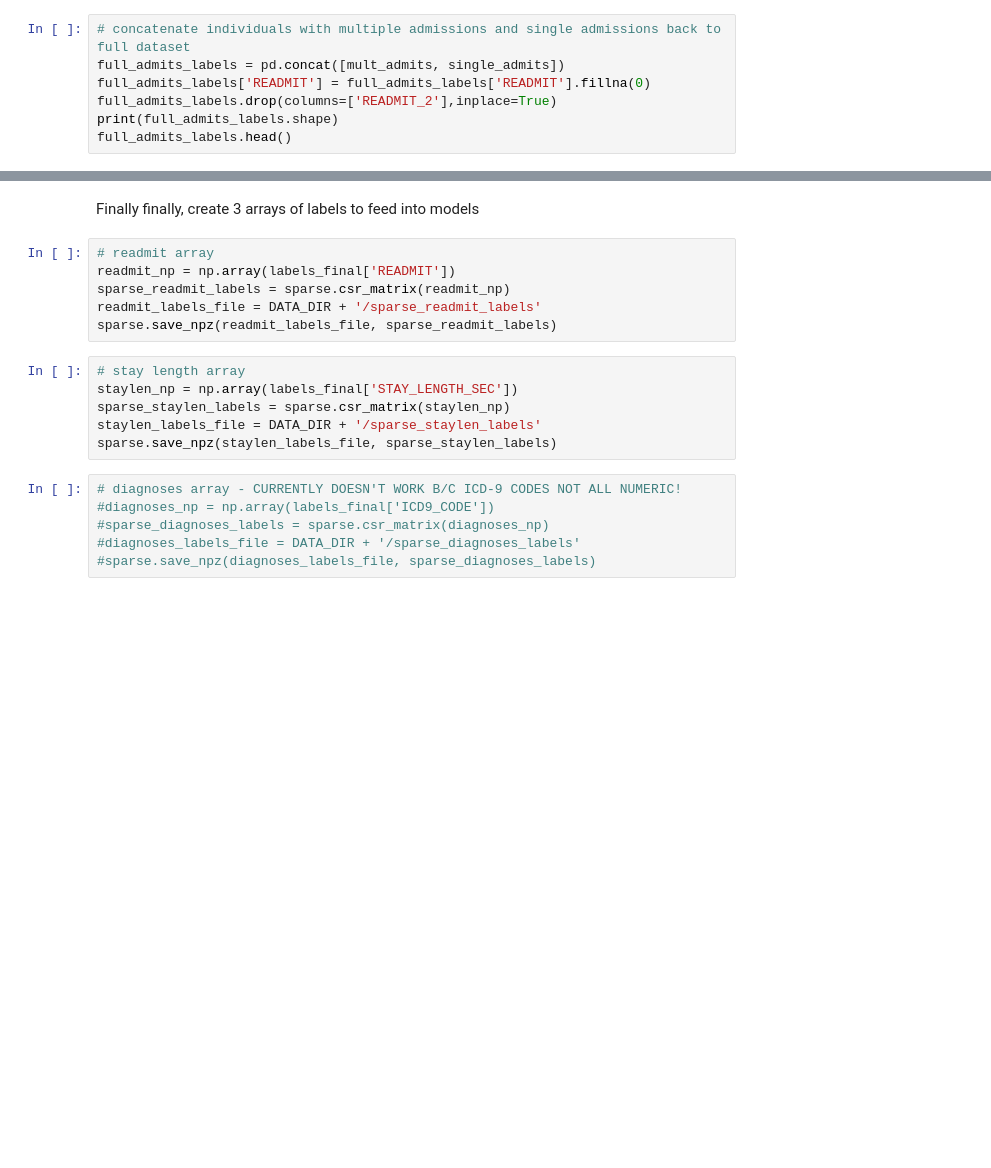
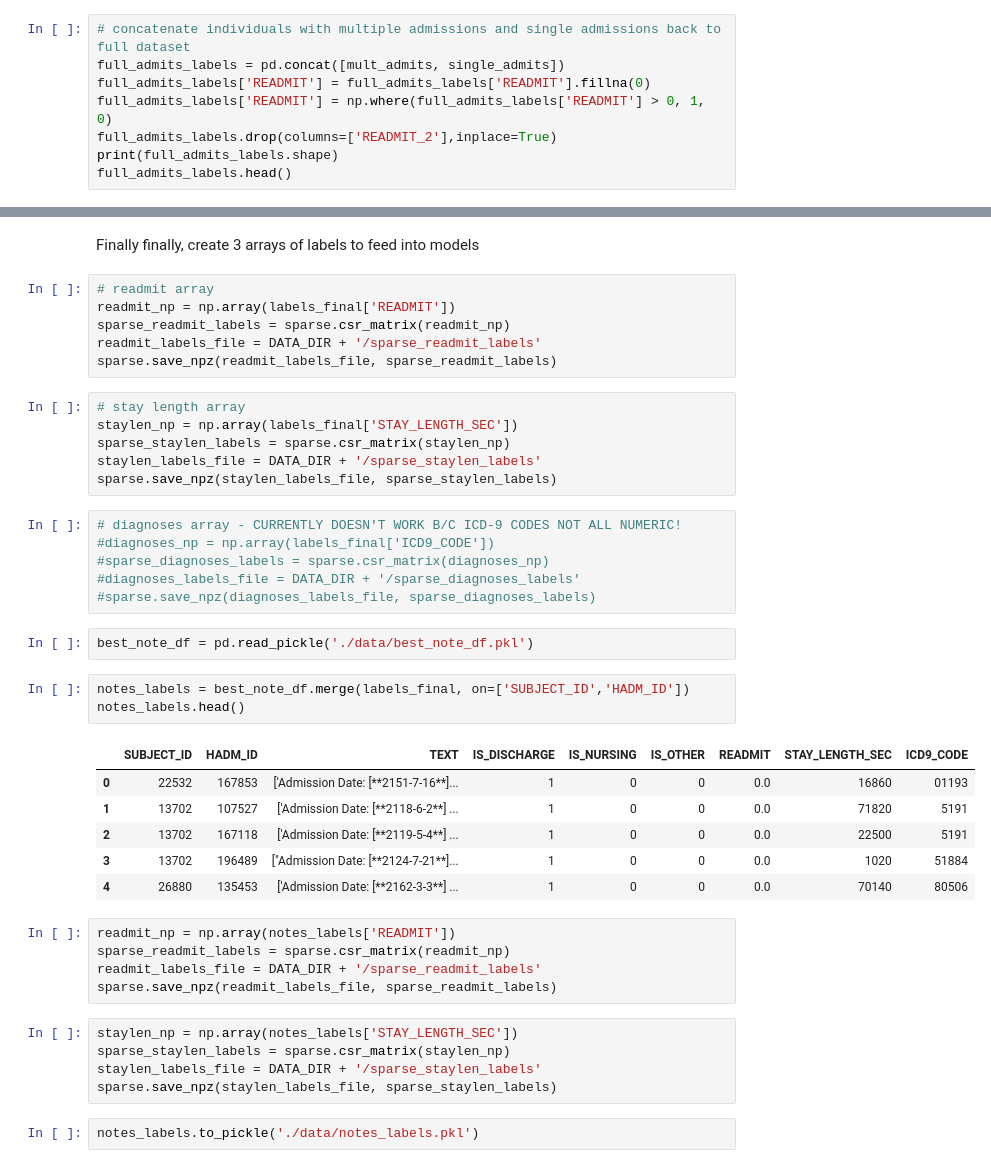
Before and after one commit to natalie-ayers/n2c2-track2-nlp-uchicago, a Jupyter notebook: label_processing.ipynb, the cells around one changed output, grey strips where cells are left out. Drawn from its saved outputs; the diff is of its cells as text; blank space fills up the shorter version.

```diff
--- a/label_processing.ipynb
+++ b/label_processing.ipynb
@@ -134,6 +134,7 @@ total rows in single and mult admits tables: 58976
 # concatenate individuals with multiple admissions and single admissions back to full dataset
 full_admits_labels = pd.concat([mult_admits, single_admits])
 full_admits_labels['READMIT'] = full_admits_labels['READMIT'].fillna(0)
+full_admits_labels['READMIT'] = np.where(full_admits_labels['READMIT'] > 0, 1, 0)
 full_admits_labels.drop(columns=['READMIT_2'],inplace=True)
 print(full_admits_labels.shape)
 full_admits_labels.head()
@@ -238,3 +239,27 @@ sparse.save_npz(staylen_labels_file, sparse_staylen_labels)
 #sparse_diagnoses_labels = sparse.csr_matrix(diagnoses_np)
 #diagnoses_labels_file = DATA_DIR + '/sparse_diagnoses_labels'
 #sparse.save_npz(diagnoses_labels_file, sparse_diagnoses_labels)
+# %%
+best_note_df = pd.read_pickle('./data/best_note_df.pkl')
+# %%
+notes_labels = best_note_df.merge(labels_final, on=['SUBJECT_ID','HADM_ID'])
+notes_labels.head()
+# %% [output]
+|  | SUBJECT_ID | HADM_ID | TEXT | IS_DISCHARGE | IS_NURSING | IS_OTHER | READMIT | STAY_LENGTH_SEC | ICD9_CODE |
+| 0 | 22532 | 167853 | ['Admission Date: [**2151-7-16**]... | 1 | 0 | 0 | 0.0 | 16860 | 01193 |
+| 1 | 13702 | 107527 | ['Admission Date: [**2118-6-2**] ... | 1 | 0 | 0 | 0.0 | 71820 | 5191 |
+| 2 | 13702 | 167118 | ['Admission Date: [**2119-5-4**] ... | 1 | 0 | 0 | 0.0 | 22500 | 5191 |
+| 3 | 13702 | 196489 | ["Admission Date: [**2124-7-21**]... | 1 | 0 | 0 | 0.0 | 1020 | 51884 |
+| 4 | 26880 | 135453 | ['Admission Date: [**2162-3-3**] ... | 1 | 0 | 0 | 0.0 | 70140 | 80506 |
+# %%
+readmit_np = np.array(notes_labels['READMIT'])
+sparse_readmit_labels = sparse.csr_matrix(readmit_np)
+readmit_labels_file = DATA_DIR + '/sparse_readmit_labels'
+sparse.save_npz(readmit_labels_file, sparse_readmit_labels)
+# %%
+staylen_np = np.array(notes_labels['STAY_LENGTH_SEC'])
+sparse_staylen_labels = sparse.csr_matrix(staylen_np)
+staylen_labels_file = DATA_DIR + '/sparse_staylen_labels'
+sparse.save_npz(staylen_labels_file, sparse_staylen_labels)
+# %%
+notes_labels.to_pickle('./data/notes_labels.pkl')
```
Also changed, not shown: 3 other files.
